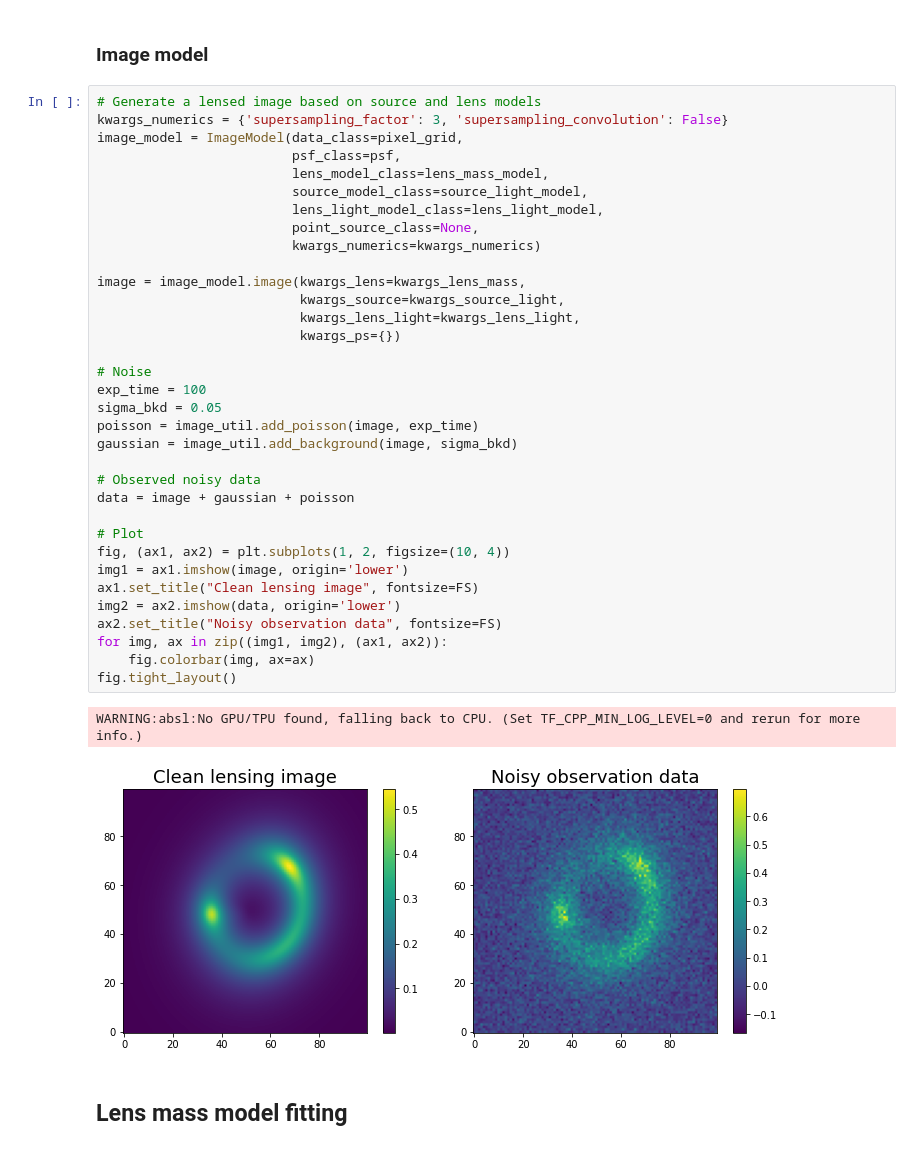
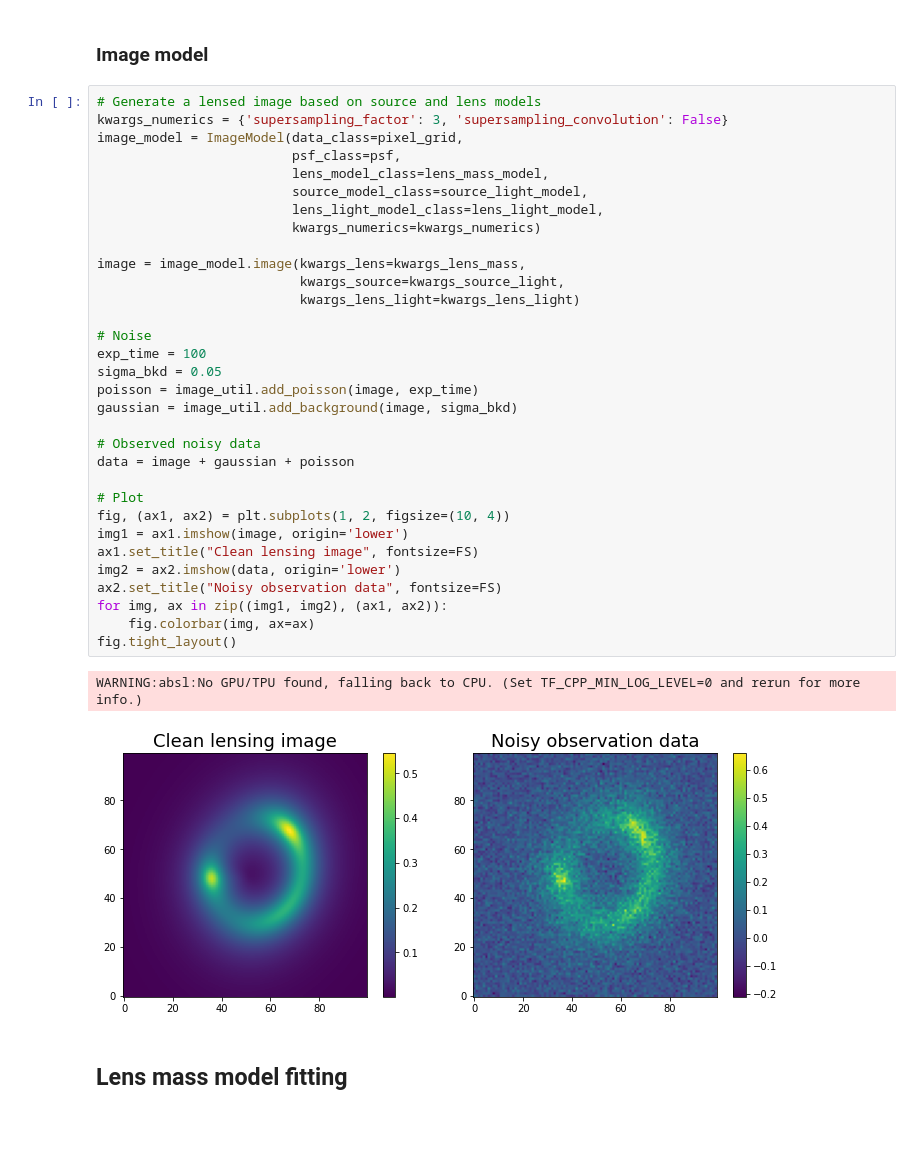
Before and after one commit to Herculens/herculens, a Jupyter notebook: notebooks/test2.ipynb, the cells around one changed output. Saved outputs shown, nothing was run; the diff lists cells and outputs as text.

```diff
--- a/notebooks/test2.ipynb
+++ b/notebooks/test2.ipynb
@@ -83,37 +83,35 @@ kwargs_numerics = {'supersampling_factor': 3, 'supersampling_convolution': False
 image_model = ImageModel(data_class=pixel_grid,
                          psf_class=psf,
                          lens_model_class=lens_mass_model,
                          source_model_class=source_light_model,
                          lens_light_model_class=lens_light_model,
-                         point_source_class=None,
                          kwargs_numerics=kwargs_numerics)
 
 image = image_model.image(kwargs_lens=kwargs_lens_mass,
                           kwargs_source=kwargs_source_light,
-                          kwargs_lens_light=kwargs_lens_light,
-                          kwargs_ps={})
+                          kwargs_lens_light=kwargs_lens_light)
 
 # Noise
 exp_time = 100
 sigma_bkd = 0.05
 poisson = image_util.add_poisson(image, exp_time)
 gaussian = image_util.add_background(image, sigma_bkd)
 
 # Observed noisy data
 data = image + gaussian + poisson
 
 # Plot
 fig, (ax1, ax2) = plt.subplots(1, 2, figsize=(10, 4))
 img1 = ax1.imshow(image, origin='lower')
 ax1.set_title("Clean lensing image", fontsize=FS)
 img2 = ax2.imshow(data, origin='lower')
 ax2.set_title("Noisy observation data", fontsize=FS)
 for img, ax in zip((img1, img2), (ax1, ax2)):
     fig.colorbar(img, ax=ax)
 fig.tight_layout()
 # %% [output]
 WARNING:absl:No GPU/TPU found, falling back to CPU. (Set TF_CPP_MIN_LOG_LEVEL=0 and rerun for more info.)
-[figure, old version]
+[figure, new version]
 # %% [markdown]
 ## Lens mass model fitting
 # %% [markdown]
```
Also changed, not shown: parts of 8 cells of this notebook, 5 other files.
